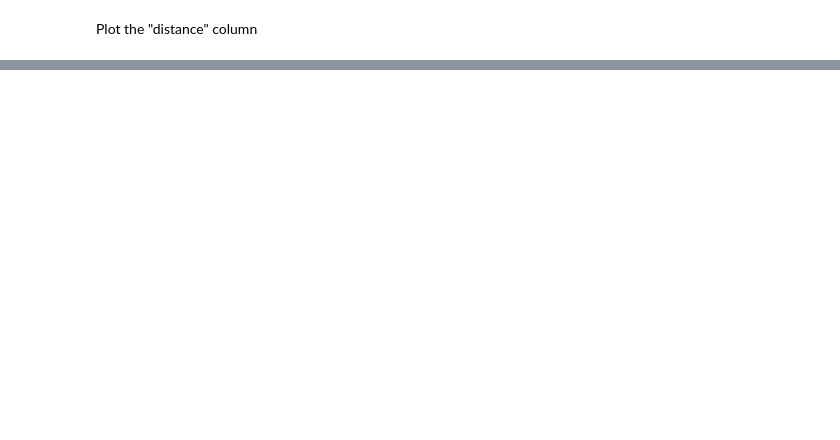
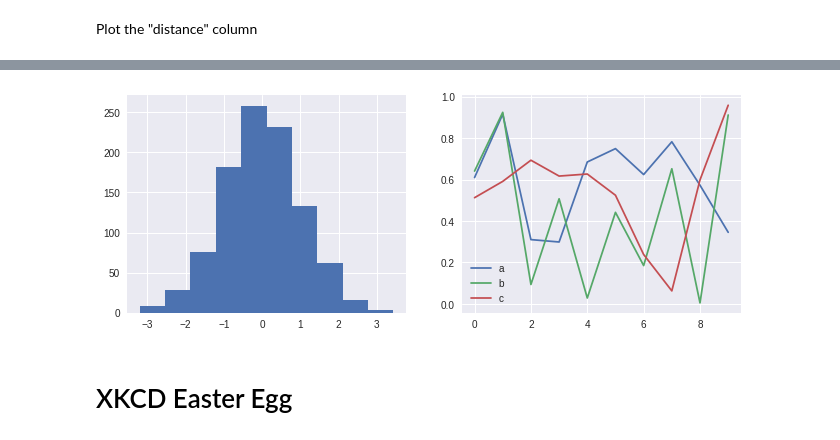
Before and after one commit to ycrc/Data-Analysis-with-Python, a Jupyter notebook: matplotlib.ipynb, the cells around one changed output, grey strips where cells are left out. Drawn from its saved outputs; the diff is of its cells as text; code cells hidden in the pictures; blank space fills up the shorter version.

```diff
--- a/matplotlib.ipynb
+++ b/matplotlib.ipynb
@@ -96,0 +143,12 @@ dp['distance'].plot()
+# %%
+with plt.style.context('seaborn'):
+    fig, ax = plt.subplots(1, 2, figsize=(11, 4))
+    ax[0].hist(np.random.randn(1000))
+    for i in range(3):
+        ax[1].plot(np.random.rand(10))
+    ax[1].legend(['a', 'b', 'c'], loc='lower left')
+    plt.show()
+# %% [output]
+[figure, added]
+# %% [markdown]
+# XKCD Easter Egg
```
Also changed, not shown: parts of 27 cells of this notebook, 3 other files.
